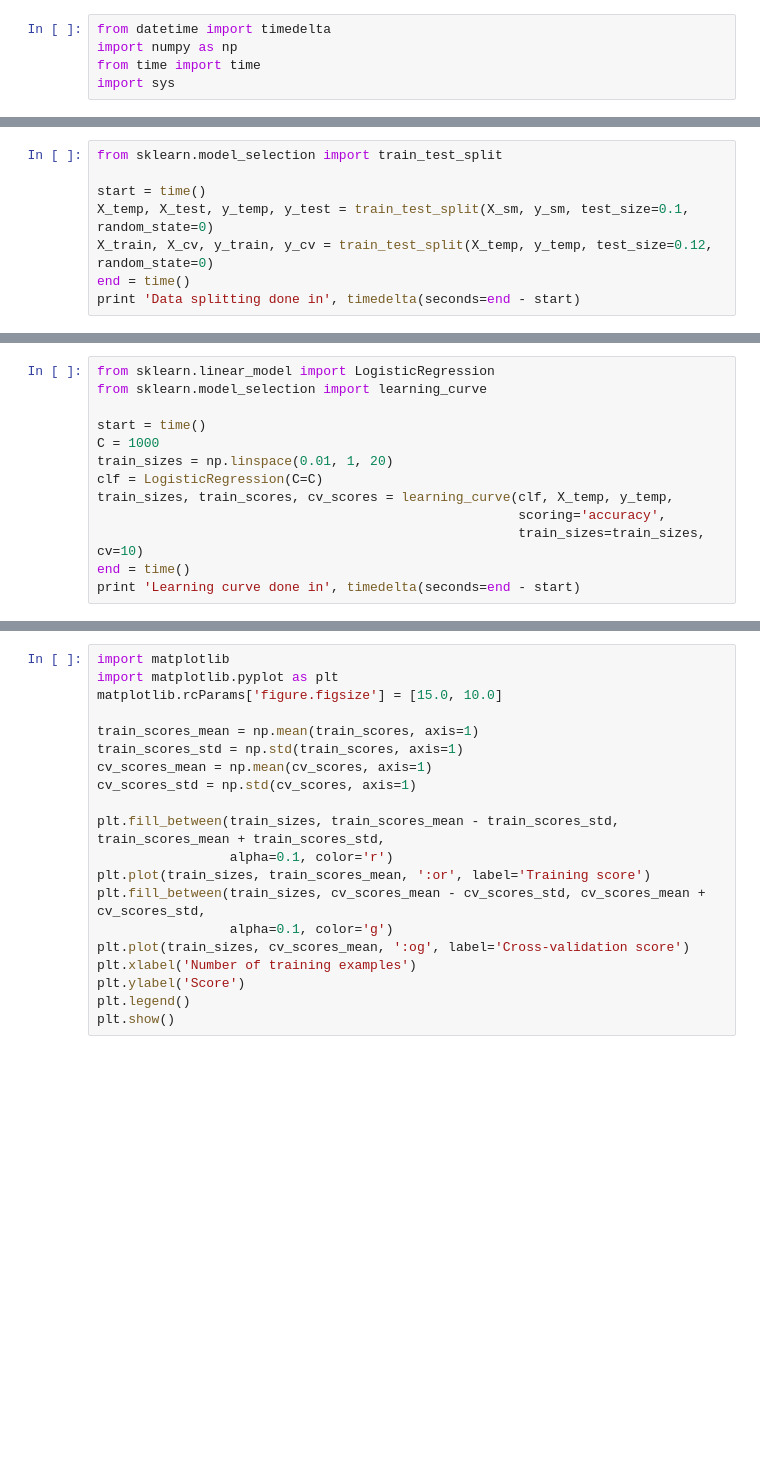
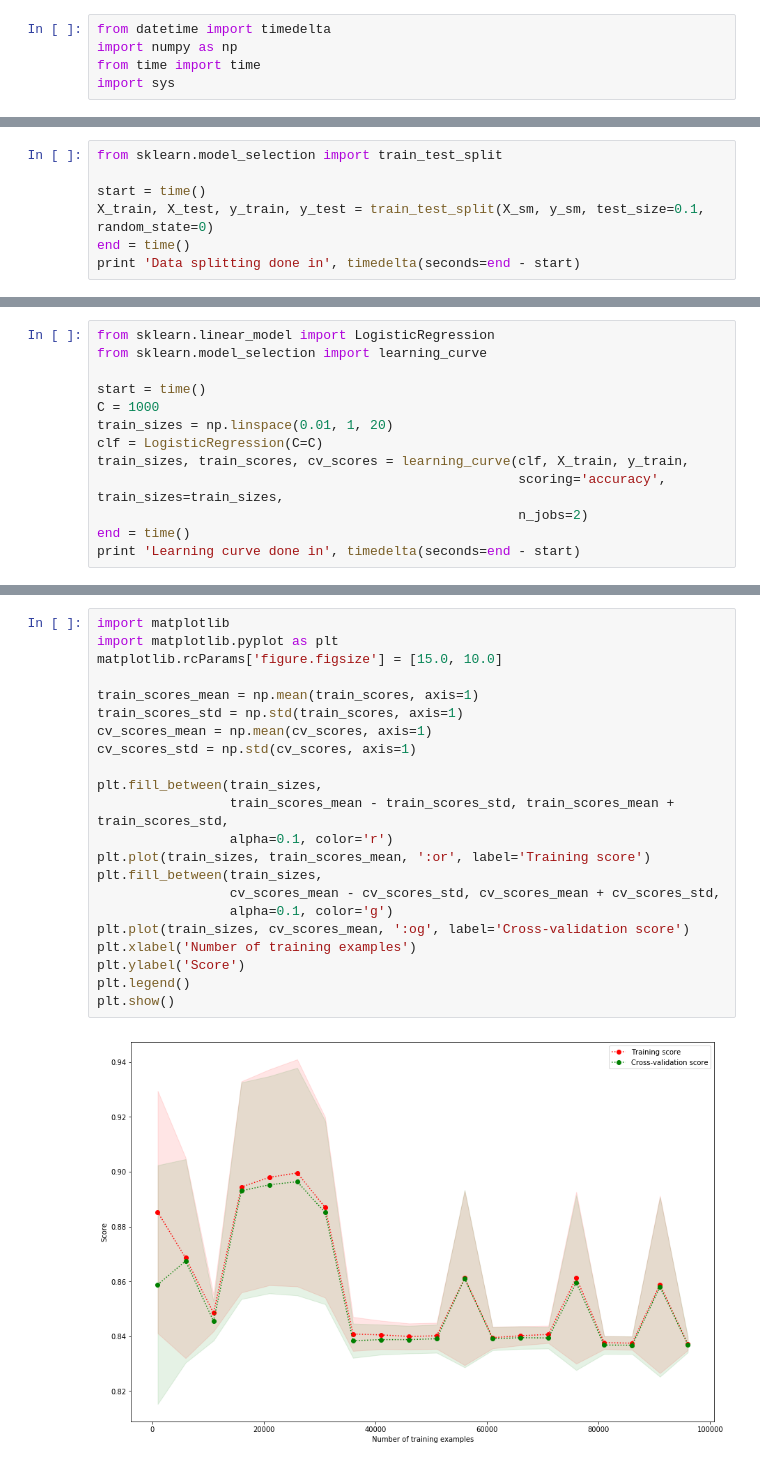
Before and after one commit to sebasvega95/paysim-sklearn, a Jupyter notebook: SMOTE+LogitReg.ipynb, the cells around one changed output, grey strips where cells are left out. Drawn from its saved outputs; the diff is of its cells as text; blank space fills up the shorter version.

```diff
--- a/SMOTE+LogitReg.ipynb
+++ b/SMOTE+LogitReg.ipynb
@@ -45,8 +40,7 @@ X = scaler.fit_transform(X)
 from sklearn.model_selection import train_test_split
 
 start = time()
-X_temp, X_test, y_temp, y_test = train_test_split(X_sm, y_sm, test_size=0.1, random_state=0)
-X_train, X_cv, y_train, y_cv = train_test_split(X_temp, y_temp, test_size=0.12, random_state=0)
+X_train, X_test, y_train, y_test = train_test_split(X_sm, y_sm, test_size=0.1, random_state=0)
 end = time()
 print 'Data splitting done in', timedelta(seconds=end - start)
 # %% [output]
@@ -59,9 +53,9 @@ start = time()
 C = 1000
 train_sizes = np.linspace(0.01, 1, 20)
 clf = LogisticRegression(C=C)
-train_sizes, train_scores, cv_scores = learning_curve(clf, X_temp, y_temp,
-                                                      scoring='accuracy',
-                                                      train_sizes=train_sizes, cv=10)
+train_sizes, train_scores, cv_scores = learning_curve(clf, X_train, y_train,
+                                                      scoring='accuracy', train_sizes=train_sizes,
+                                                      n_jobs=2)
 end = time()
 print 'Learning curve done in', timedelta(seconds=end - start)
 # %% [output]
@@ -69,20 +63,24 @@ Learning curve done in 0:01:38.048432
 # %%
 import matplotlib
 import matplotlib.pyplot as plt
 matplotlib.rcParams['figure.figsize'] = [15.0, 10.0]
 
 train_scores_mean = np.mean(train_scores, axis=1)
 train_scores_std = np.std(train_scores, axis=1)
 cv_scores_mean = np.mean(cv_scores, axis=1)
 cv_scores_std = np.std(cv_scores, axis=1)
 
-plt.fill_between(train_sizes, train_scores_mean - train_scores_std, train_scores_mean + train_scores_std,
+plt.fill_between(train_sizes,
+                 train_scores_mean - train_scores_std, train_scores_mean + train_scores_std,
                  alpha=0.1, color='r')
 plt.plot(train_sizes, train_scores_mean, ':or', label='Training score')
-plt.fill_between(train_sizes, cv_scores_mean - cv_scores_std, cv_scores_mean + cv_scores_std,
+plt.fill_between(train_sizes,
+                 cv_scores_mean - cv_scores_std, cv_scores_mean + cv_scores_std,
                  alpha=0.1, color='g')
 plt.plot(train_sizes, cv_scores_mean, ':og', label='Cross-validation score')
 plt.xlabel('Number of training examples')
 plt.ylabel('Score')
 plt.legend()
 plt.show()
+# %% [output]
+[figure, added]
```
Also changed, not shown: parts of 9 cells of this notebook.
